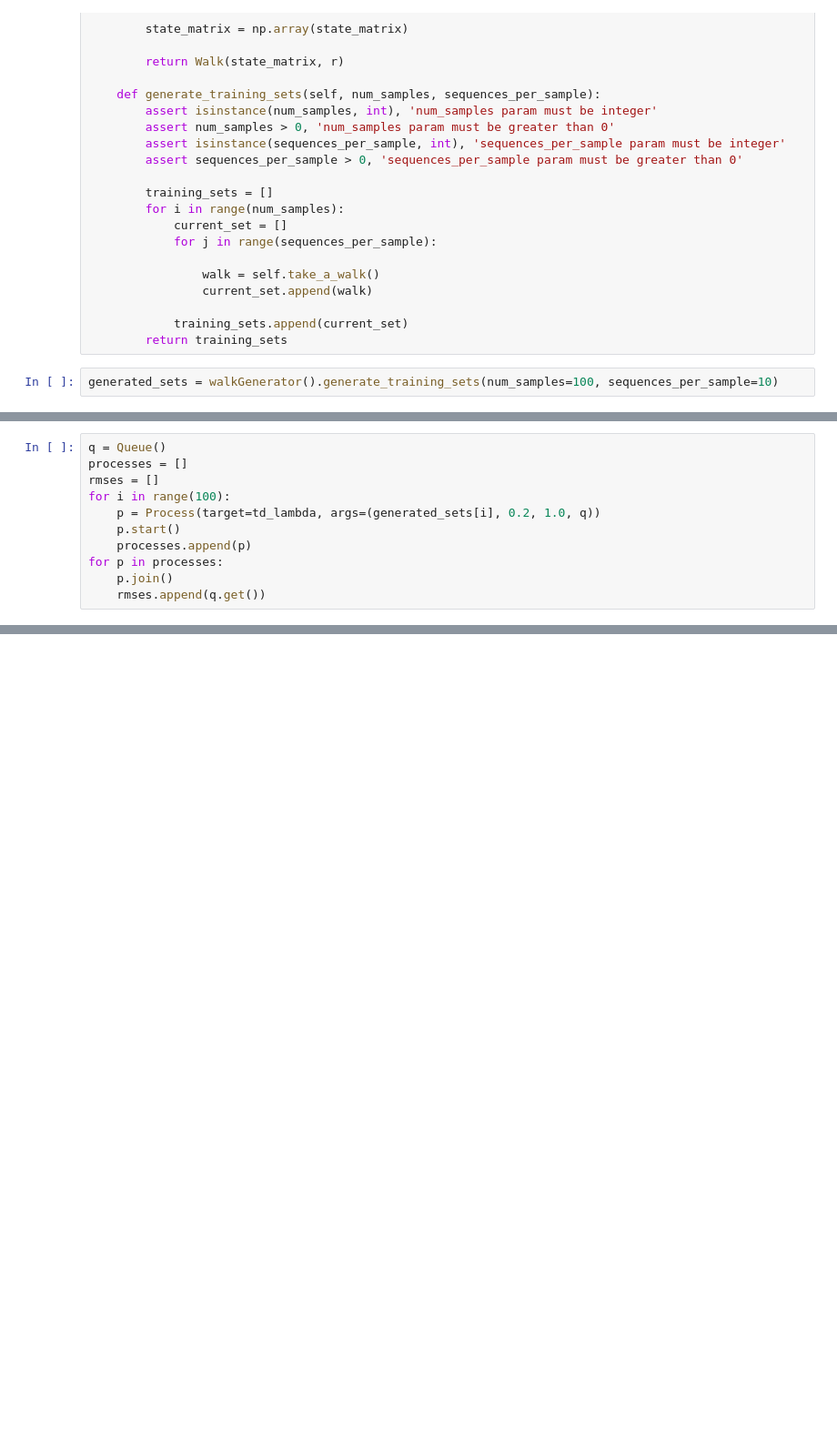
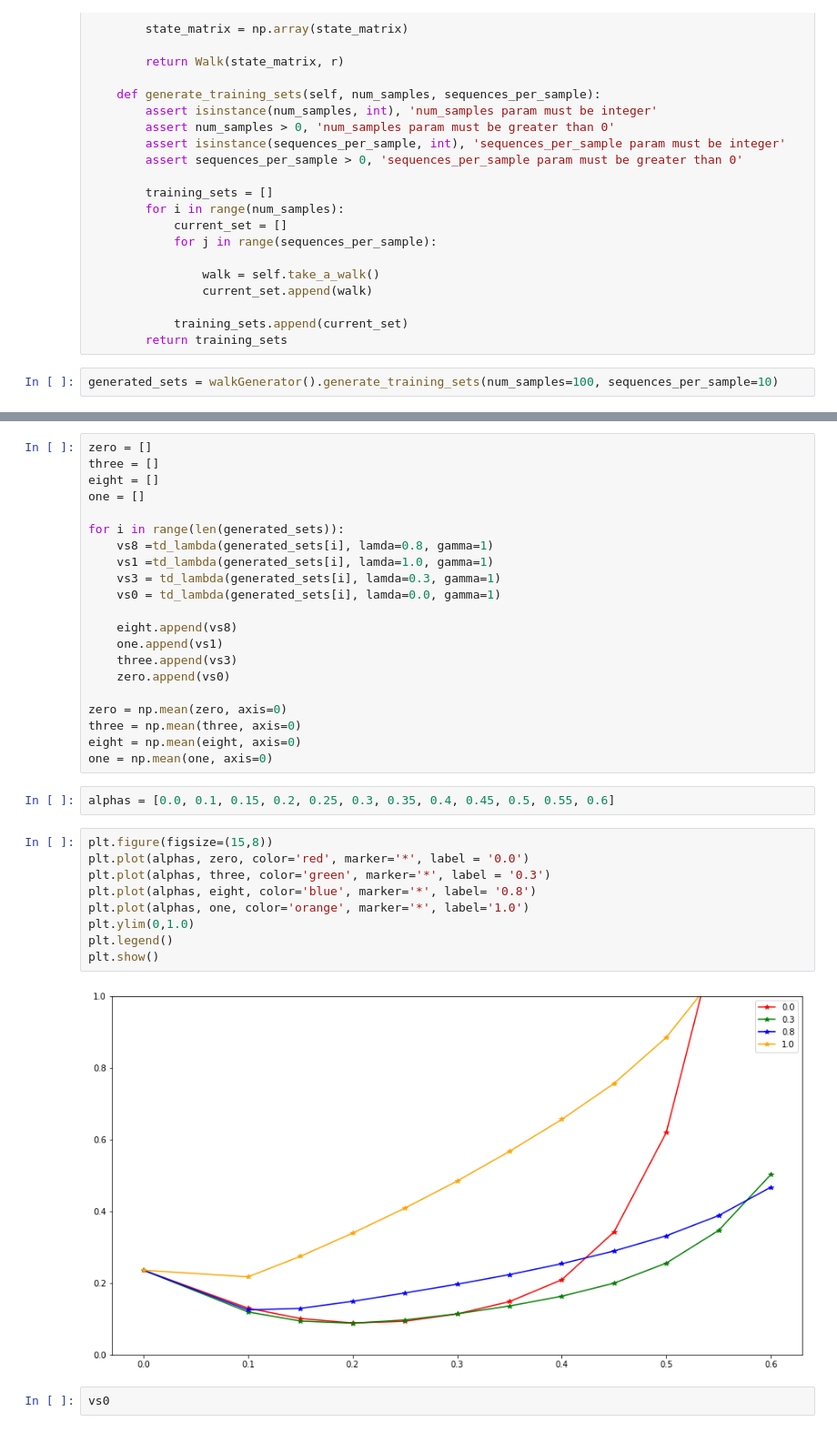
Before and after one commit to Mooseburger1/GT_MASTERS, a Jupyter notebook: Reinforcement Learning/Project 1/Untitled.ipynb, the cells around one changed output, grey strips where cells are left out. Shown: that part at 91% size. Cells and saved outputs as stored; diff of their text form; blank space fills up the shorter version.

```diff
--- a/Reinforcement Learning/Project 1/Untitled.ipynb
+++ b/Reinforcement Learning/Project 1/Untitled.ipynb
@@ -222,11 +145,0 @@ from multiprocessing import Process, Queue
-# %%
-q = Queue()
-processes = []
-rmses = []
-for i in range(100):
-    p = Process(target=td_lambda, args=(generated_sets[i], 0.2, 1.0, q))
-    p.start()
-    processes.append(p)
-for p in processes:
-    p.join()
-    rmses.append(q.get())
@@ -238,0 +175,36 @@ array([0.12527146, 0.12445008, 0.12389751, 0.12359824, 0.12352957,
+# %%
+zero = []
+three = []
+eight = []
+one = []
+
+for i in range(len(generated_sets)):
+    vs8 =td_lambda(generated_sets[i], lamda=0.8, gamma=1)
+    vs1 =td_lambda(generated_sets[i], lamda=1.0, gamma=1)
+    vs3 = td_lambda(generated_sets[i], lamda=0.3, gamma=1)
+    vs0 = td_lambda(generated_sets[i], lamda=0.0, gamma=1)
+
+    eight.append(vs8)
+    one.append(vs1)
+    three.append(vs3)
+    zero.append(vs0)
+
+zero = np.mean(zero, axis=0)
+three = np.mean(three, axis=0)
+eight = np.mean(eight, axis=0)
+one = np.mean(one, axis=0)
+# %%
+alphas = [0.0, 0.1, 0.15, 0.2, 0.25, 0.3, 0.35, 0.4, 0.45, 0.5, 0.55, 0.6]
+# %%
+plt.figure(figsize=(15,8))
+plt.plot(alphas, zero, color='red', marker='*', label = '0.0')
+plt.plot(alphas, three, color='green', marker='*', label = '0.3')
+plt.plot(alphas, eight, color='blue', marker='*', label= '0.8')
+plt.plot(alphas, one, color='orange', marker='*', label='1.0')
+plt.ylim(0,1.0)
+plt.legend()
+plt.show()
+# %% [output]
+[figure, added]
+# %%
+vs0
```
Also changed, not shown: parts of 14 cells of this notebook, 4 other files.
